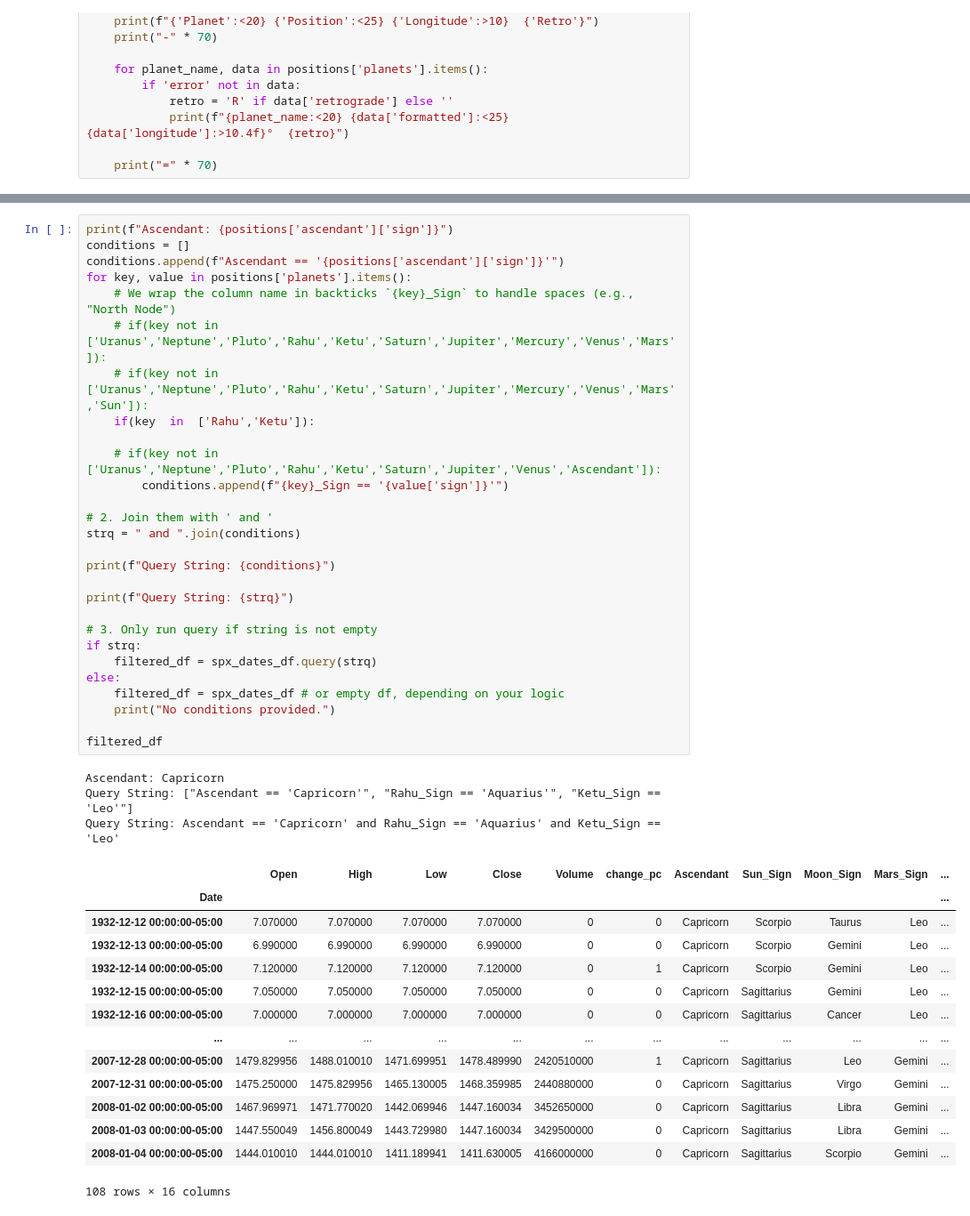
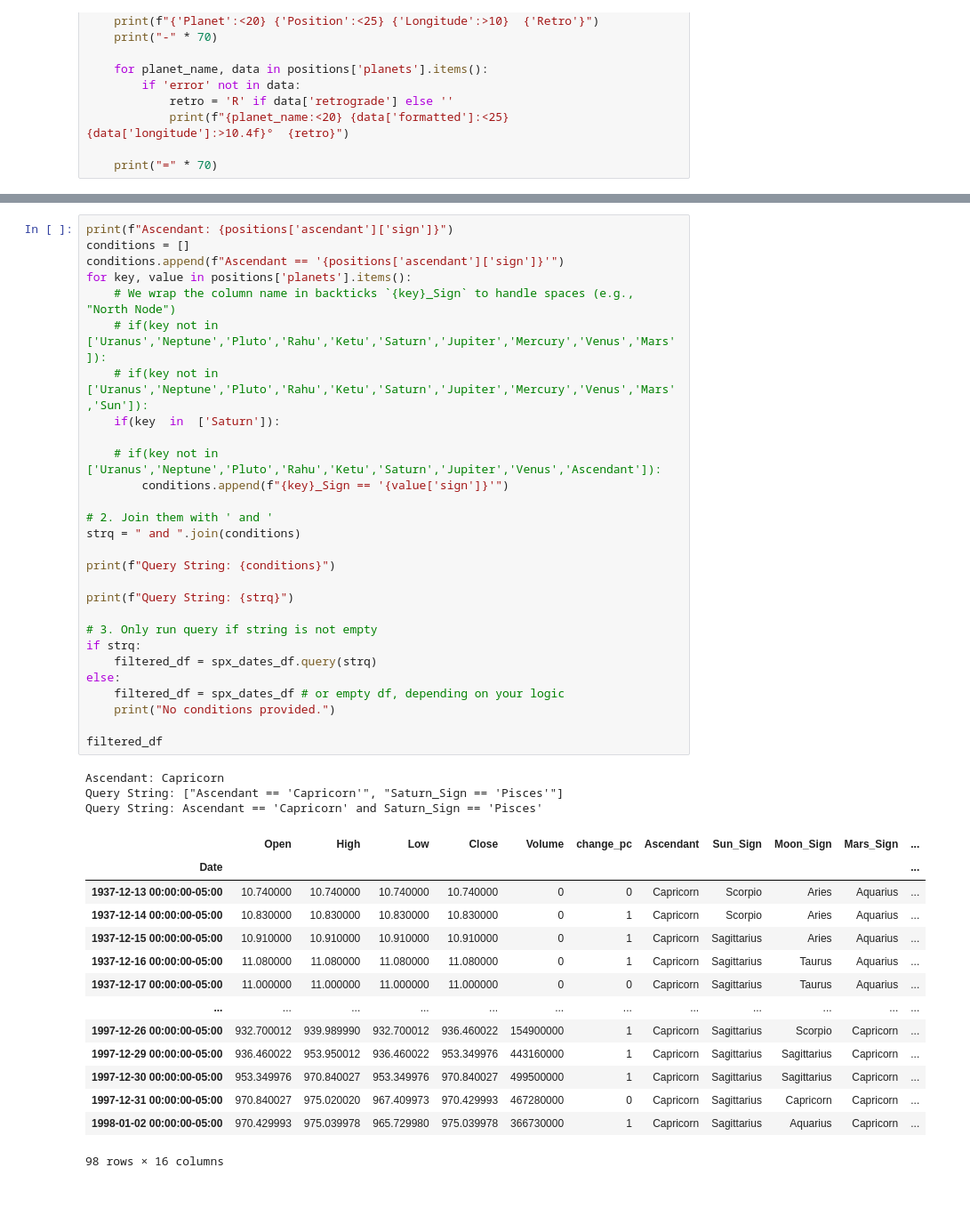
Before and after one commit to arameshraju/datasciencecoursera, a Jupyter notebook: marketrnd/03-astro-corelation.ipynb, the cells around one changed output, grey strips where cells are left out. Shown at 89% size. Cells and saved outputs as stored; diff of their text form.

```diff
--- a/marketrnd/03-astro-corelation.ipynb
+++ b/marketrnd/03-astro-corelation.ipynb
@@ -446,48 +447,48 @@ Ascendant: Capricorn
 print(f"Ascendant: {positions['ascendant']['sign']}")
 conditions = []
 conditions.append(f"Ascendant == '{positions['ascendant']['sign']}'")
 for key, value in positions['planets'].items():
     # We wrap the column name in backticks `{key}_Sign` to handle spaces (e.g., "North Node")
     # if(key not in  ['Uranus','Neptune','Pluto','Rahu','Ketu','Saturn','Jupiter','Mercury','Venus','Mars']):
     # if(key not in  ['Uranus','Neptune','Pluto','Rahu','Ketu','Saturn','Jupiter','Mercury','Venus','Mars','Sun']):
-    if(key  in  ['Rahu','Ketu']):
+    if(key  in  ['Saturn']):
 
     # if(key not in  ['Uranus','Neptune','Pluto','Rahu','Ketu','Saturn','Jupiter','Venus','Ascendant']):
         conditions.append(f"{key}_Sign == '{value['sign']}'")
 
 # 2. Join them with ' and '
 strq = " and ".join(conditions)
 
 print(f"Query String: {conditions}")
 
 print(f"Query String: {strq}")
 
 # 3. Only run query if string is not empty
 if strq:
     filtered_df = spx_dates_df.query(strq)
 else:
     filtered_df = spx_dates_df # or empty df, depending on your logic
     print("No conditions provided.")
 
 filtered_df
 # %% [output]
 Ascendant: Capricorn
-Query String: ["Ascendant == 'Capricorn'", "Rahu_Sign == 'Aquarius'", "Ketu_Sign == 'Leo'"]
-Query String: Ascendant == 'Capricorn' and Rahu_Sign == 'Aquarius' and Ketu_Sign == 'Leo'
+Query String: ["Ascendant == 'Capricorn'", "Saturn_Sign == 'Pisces'"]
+Query String: Ascendant == 'Capricorn' and Saturn_Sign == 'Pisces'
 |  | Open | High | Low | Close | Volume | change_pc | Ascendant | Sun_Sign | Moon_Sign | Mars_Sign | ... |
 | Date |  |  |  |  |  |  |  |  |  |  | ... |
-| 1932-12-12 00:00:00-05:00 | 7.070000 | 7.070000 | 7.070000 | 7.070000 | 0 | 0 | Capricorn | Scorpio | Taurus | Leo | ... |
-| 1932-12-13 00:00:00-05:00 | 6.990000 | 6.990000 | 6.990000 | 6.990000 | 0 | 0 | Capricorn | Scorpio | Gemini | Leo | ... |
-| 1932-12-14 00:00:00-05:00 | 7.120000 | 7.120000 | 7.120000 | 7.120000 | 0 | 1 | Capricorn | Scorpio | Gemini | Leo | ... |
-| 1932-12-15 00:00:00-05:00 | 7.050000 | 7.050000 | 7.050000 | 7.050000 | 0 | 0 | Capricorn | Sagittarius | Gemini | Leo | ... |
-| 1932-12-16 00:00:00-05:00 | 7.000000 | 7.000000 | 7.000000 | 7.000000 | 0 | 0 | Capricorn | Sagittarius | Cancer | Leo | ... |
+| 1937-12-13 00:00:00-05:00 | 10.740000 | 10.740000 | 10.740000 | 10.740000 | 0 | 0 | Capricorn | Scorpio | Aries | Aquarius | ... |
+| 1937-12-14 00:00:00-05:00 | 10.830000 | 10.830000 | 10.830000 | 10.830000 | 0 | 1 | Capricorn | Scorpio | Aries | Aquarius | ... |
+| 1937-12-15 00:00:00-05:00 | 10.910000 | 10.910000 | 10.910000 | 10.910000 | 0 | 1 | Capricorn | Sagittarius | Aries | Aquarius | ... |
+| 1937-12-16 00:00:00-05:00 | 11.080000 | 11.080000 | 11.080000 | 11.080000 | 0 | 1 | Capricorn | Sagittarius | Taurus | Aquarius | ... |
+| 1937-12-17 00:00:00-05:00 | 11.000000 | 11.000000 | 11.000000 | 11.000000 | 0 | 0 | Capricorn | Sagittarius | Taurus | Aquarius | ... |
 | ... | ... | ... | ... | ... | ... | ... | ... | ... | ... | ... | ... |
-| 2007-12-28 00:00:00-05:00 | 1479.829956 | 1488.010010 | 1471.699951 | 1478.489990 | 2420510000 | 1 | Capricorn | Sagittarius | Leo | Gemini | ... |
-| 2007-12-31 00:00:00-05:00 | 1475.250000 | 1475.829956 | 1465.130005 | 1468.359985 | 2440880000 | 0 | Capricorn | Sagittarius | Virgo | Gemini | ... |
-| 2008-01-02 00:00:00-05:00 | 1467.969971 | 1471.770020 | 1442.069946 | 1447.160034 | 3452650000 | 0 | Capricorn | Sagittarius | Libra | Gemini | ... |
-| 2008-01-03 00:00:00-05:00 | 1447.550049 | 1456.800049 | 1443.729980 | 1447.160034 | 3429500000 | 0 | Capricorn | Sagittarius | Libra | Gemini | ... |
-| 2008-01-04 00:00:00-05:00 | 1444.010010 | 1444.010010 | 1411.189941 | 1411.630005 | 4166000000 | 0 | Capricorn | Sagittarius | Scorpio | Gemini | ... |
+| 1997-12-26 00:00:00-05:00 | 932.700012 | 939.989990 | 932.700012 | 936.460022 | 154900000 | 1 | Capricorn | Sagittarius | Scorpio | Capricorn | ... |
+| 1997-12-29 00:00:00-05:00 | 936.460022 | 953.950012 | 936.460022 | 953.349976 | 443160000 | 1 | Capricorn | Sagittarius | Sagittarius | Capricorn | ... |
+| 1997-12-30 00:00:00-05:00 | 953.349976 | 970.840027 | 953.349976 | 970.840027 | 499500000 | 1 | Capricorn | Sagittarius | Sagittarius | Capricorn | ... |
+| 1997-12-31 00:00:00-05:00 | 970.840027 | 975.020020 | 967.409973 | 970.429993 | 467280000 | 0 | Capricorn | Sagittarius | Capricorn | Capricorn | ... |
+| 1998-01-02 00:00:00-05:00 | 970.429993 | 975.039978 | 965.729980 | 975.039978 | 366730000 | 1 | Capricorn | Sagittarius | Aquarius | Capricorn | ... |
-108 rows × 16 columns
+98 rows × 16 columns
 # %%
 filtered_df.groupby('change_pc')['change_pc'].sum()
 # %% [output]
```
Also changed, not shown: parts of 2 cells of this notebook, 1 other file.
